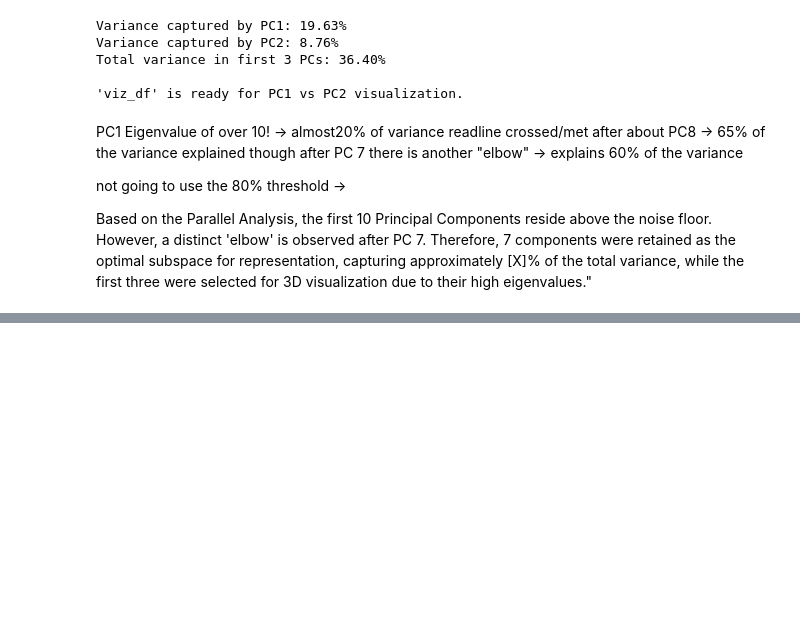
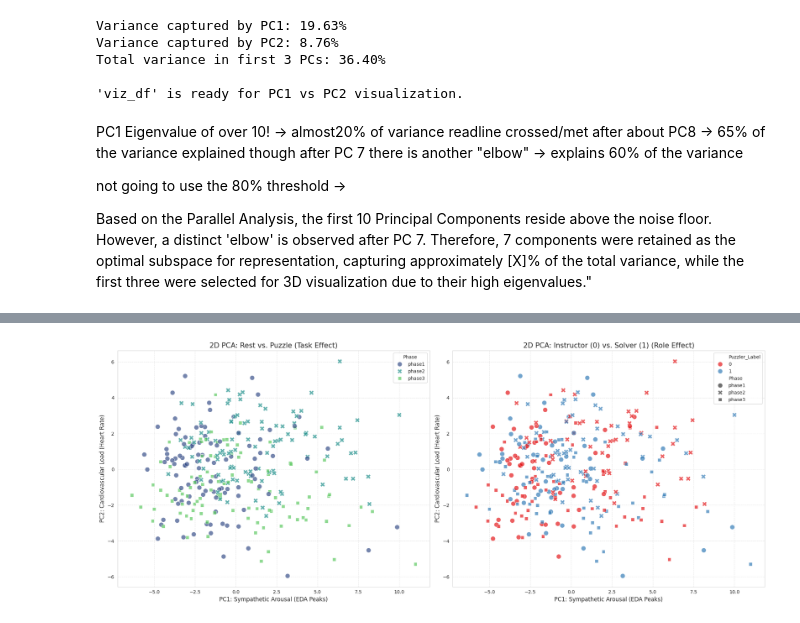
Before and after one commit to VertrauenGuard/cda-case2, a Jupyter notebook: data_analysis.ipynb, the cells around one changed output, grey strips where cells are left out. Cells and saved outputs as stored; diff of their text form; code cells hidden in the pictures; blank space fills up the shorter version.

```diff
--- a/data_analysis.ipynb
+++ b/data_analysis.ipynb
@@ -1201,0 +1238,47 @@ Find out why the points are where they are.
+# %%
+import matplotlib.pyplot as plt
+import seaborn as sns
+
+# --- STEP 1: Recover the Role Label --- -> I fcked that up and didtn add it to the metadata ...
+# We assume 'df' is your original dataframe before the scaling happened.
+# This aligns the binary Puzzler column back to the PCA results using the index.
+viz_df['Puzzler_Label'] = df.loc[viz_df.index, 'Puzzler']
+
+# --- STEP 2: Visualization side-by-side ---
+fig, (ax1, ax2) = plt.subplots(1, 2, figsize=(20, 8))
+
+# View A: Colored by Phase (Task Context)
+sns.scatterplot(
+    data=viz_df,
+    x='PC1', y='PC2',
+    hue='Phase',
+    style='Phase',
+    palette='viridis',
+    s=100, alpha=0.7,
+    ax=ax1
+)
+ax1.set_title('2D PCA: Rest vs. Puzzle (Task Effect)', fontsize=15)
+ax1.set_xlabel('PC1: Sympathetic Arousal (EDA Peaks)', fontsize=12)
+ax1.set_ylabel('PC2: Cardiovascular Load (Heart Rate)', fontsize=12)
+ax1.grid(True, linestyle='--', alpha=0.5)
+
+# View B: Colored by Puzzler (Role Effect)
+# We use 'Puzzler_Label' which we just recovered
+sns.scatterplot(
+    data=viz_df,
+    x='PC1', y='PC2',
+    hue='Puzzler_Label',
+    style='Phase', # Keep shapes as Phase to see how roles react to tasks
+    palette='Set1',
+    s=100, alpha=0.7,
+    ax=ax2
+)
+ax2.set_title('2D PCA: Instructor (0) vs. Solver (1) (Role Effect)', fontsize=15)
+ax2.set_xlabel('PC1: Sympathetic Arousal (EDA Peaks)', fontsize=12)
+ax2.set_ylabel('PC2: Cardiovascular Load (Heart Rate)', fontsize=12)
+ax2.grid(True, linestyle='--', alpha=0.5)
+
+plt.tight_layout()
+plt.show()
+# %% [output]
+[figure, added]
```
Also changed, not shown: parts of 6 cells of this notebook.
